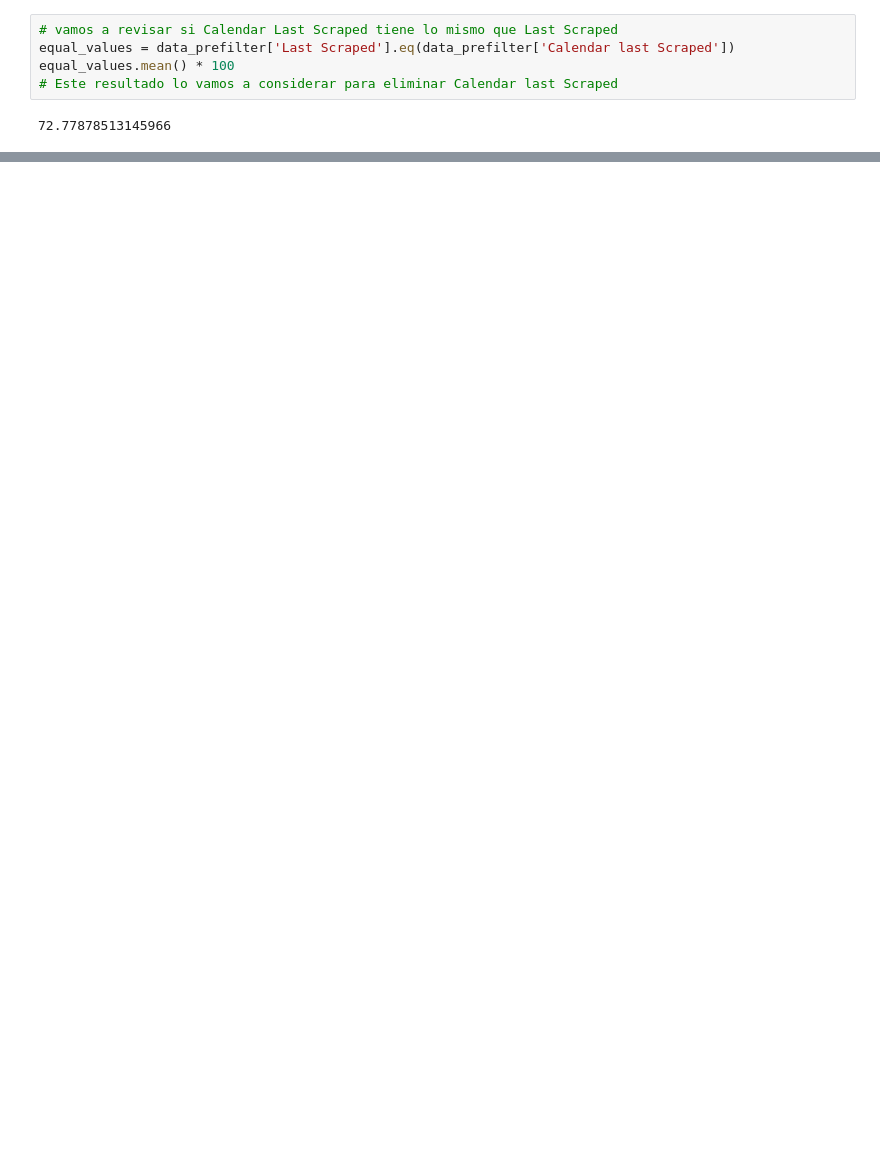
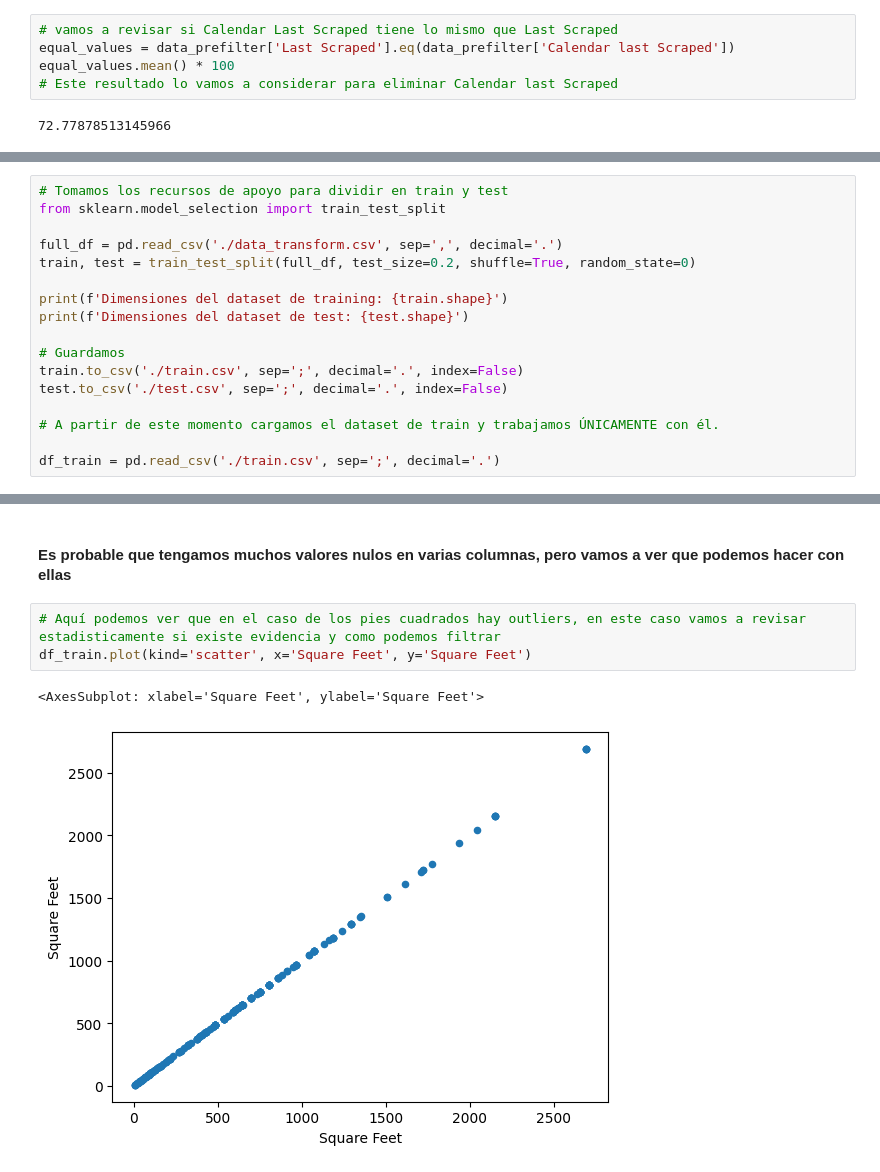
Before and after one commit to rogebautista/machine-learning-rogelio, a Jupyter notebook: Analisis exploratorio.ipynb, the cells around one changed output, grey strips where cells are left out. Saved outputs shown, nothing was run; the diff lists cells and outputs as text; blank space fills up the shorter version.

Commit message:
Añadimos nuevos avances, nos quedamos antes de handle missing data

```diff
--- a/Analisis exploratorio.ipynb
+++ b/Analisis exploratorio.ipynb
@@ -350,0 +428,17 @@ array(['Real Bed', 'Pull-out Sofa', 'Futon', 'Couch', 'Airbed'],
+# %%
+# Tomamos los recursos de apoyo para dividir en train y test
+from sklearn.model_selection import train_test_split
+
+full_df = pd.read_csv('./data_transform.csv', sep=',', decimal='.')
+train, test = train_test_split(full_df, test_size=0.2, shuffle=True, random_state=0)
+
+print(f'Dimensiones del dataset de training: {train.shape}')
+print(f'Dimensiones del dataset de test: {test.shape}')
+
+# Guardamos
+train.to_csv('./train.csv', sep=';', decimal='.', index=False)
+test.to_csv('./test.csv', sep=';', decimal='.', index=False)
+
+# A partir de este momento cargamos el dataset de train y trabajamos ÚNICAMENTE con él.
+
+df_train = pd.read_csv('./train.csv', sep=';', decimal='.')
@@ -350,0 +490,8 @@ array(['Real Bed', 'Pull-out Sofa', 'Futon', 'Couch', 'Airbed'],
+# %% [markdown]
+#### Es probable que tengamos muchos valores nulos en varias columnas, pero vamos a ver que podemos hacer con ellas
+# %%
+# Aquí podemos ver que en el caso de los pies cuadrados hay outliers, en este caso vamos a revisar estadisticamente si existe evidencia y como podemos filtrar
+df_train.plot(kind='scatter', x='Square Feet', y='Square Feet')
+# %% [output]
+<AxesSubplot: xlabel='Square Feet', ylabel='Square Feet'>
+[figure, added]
```
Also changed, not shown: parts of 54 cells of this notebook, 3 other files.
